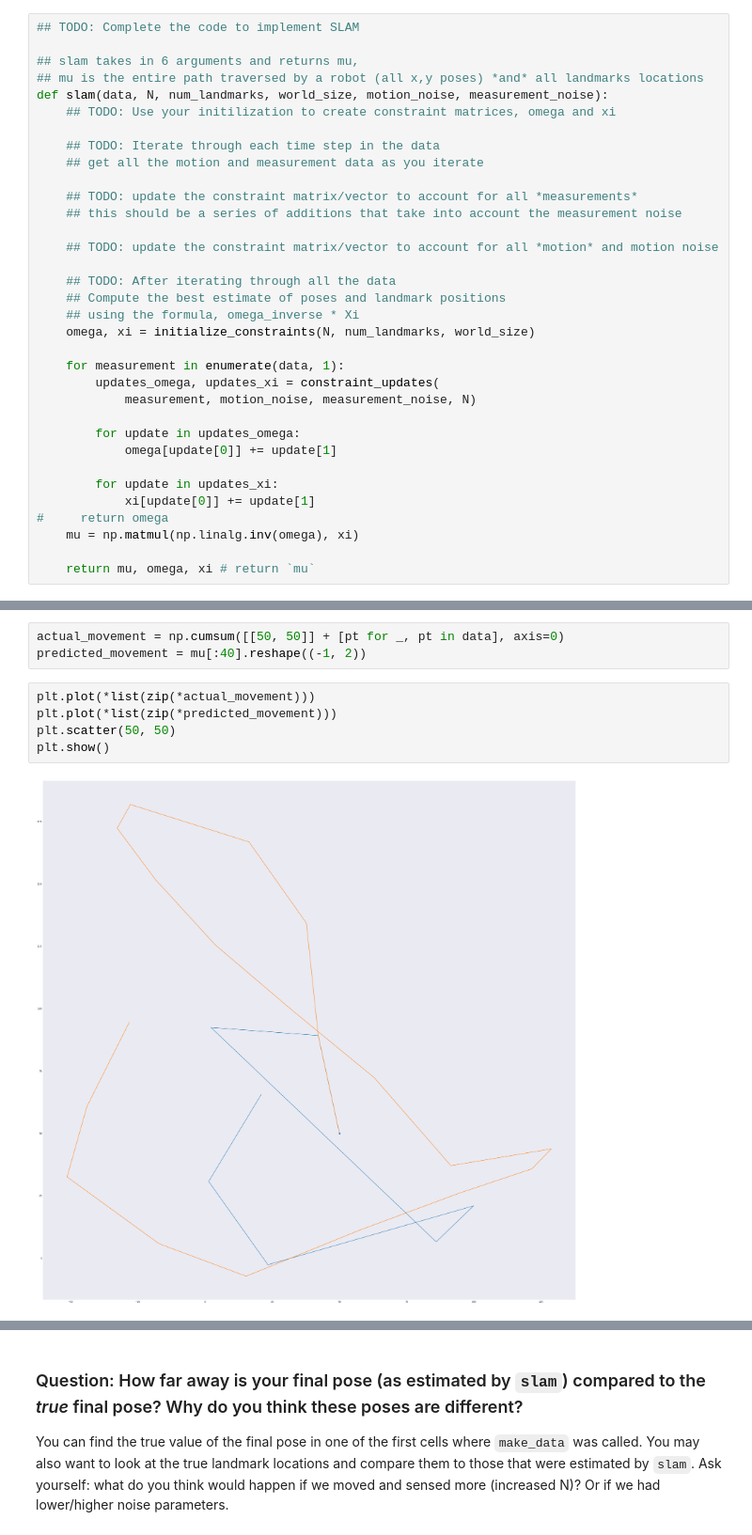
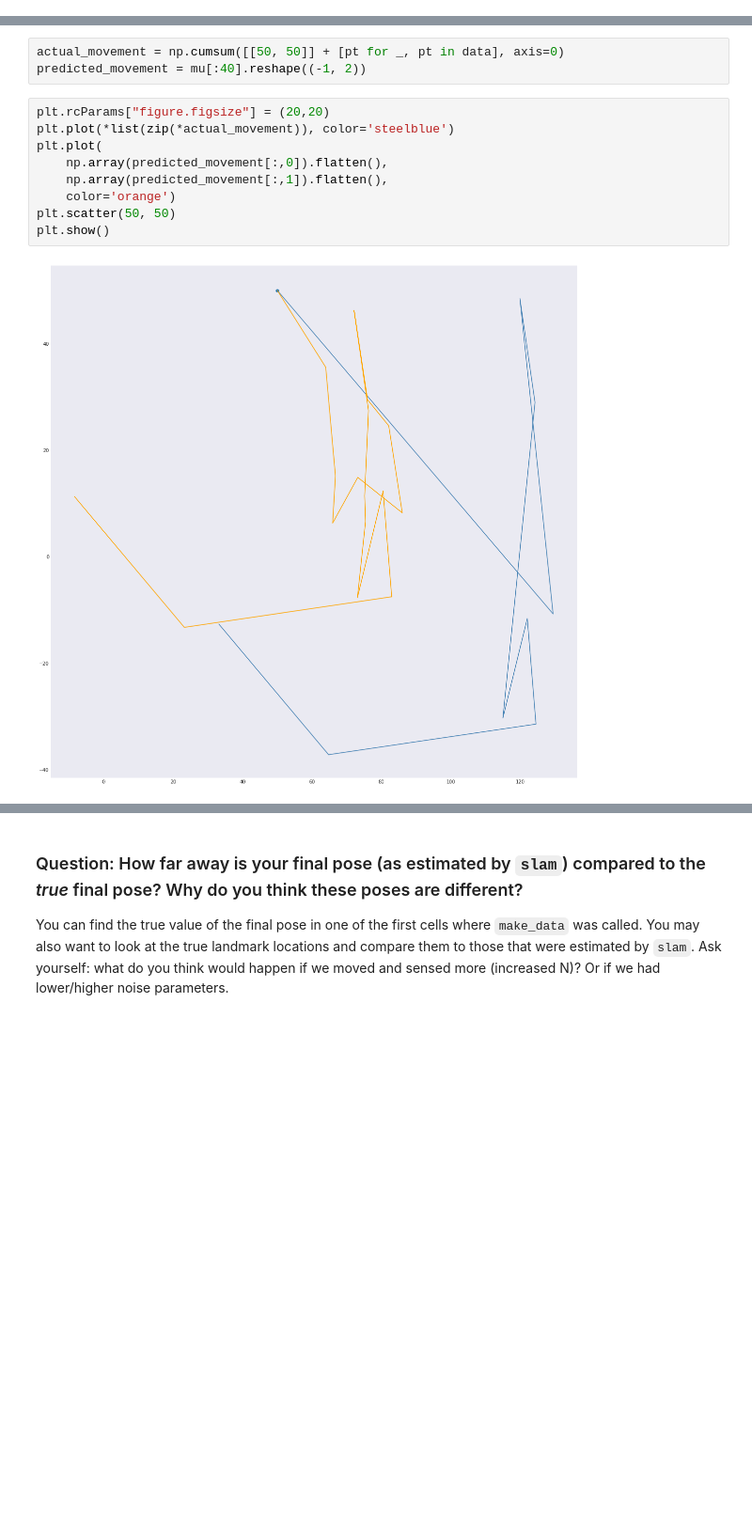
Before and after one commit to koulakis/computer-vision, a Jupyter notebook: slam/workspace/3. Landmark Detection and Tracking.ipynb, the cells around one changed output, grey strips where cells are left out. Shown at 94% size. Drawn from its saved outputs; the diff is of its cells as text; blank space fills up the shorter version.

Commit message:
fix, refactor: Refactors the constraint update function and fixes the slam calculation

```diff
--- a/slam/workspace/3. Landmark Detection and Tracking.ipynb
+++ b/slam/workspace/3. Landmark Detection and Tracking.ipynb
@@ -269,34 +217,0 @@ def constraint_updates(measurement, motion_noise, measurement_noise, N):
-# %%
-## TODO: Complete the code to implement SLAM
-
-## slam takes in 6 arguments and returns mu,
-## mu is the entire path traversed by a robot (all x,y poses) *and* all landmarks locations
-def slam(data, N, num_landmarks, world_size, motion_noise, measurement_noise):
-    ## TODO: Use your initilization to create constraint matrices, omega and xi
-
-    ## TODO: Iterate through each time step in the data
-    ## get all the motion and measurement data as you iterate
-
-    ## TODO: update the constraint matrix/vector to account for all *measurements*
-    ## this should be a series of additions that take into account the measurement noise
-
-    ## TODO: update the constraint matrix/vector to account for all *motion* and motion noise
-
-    ## TODO: After iterating through all the data
-    ## Compute the best estimate of poses and landmark positions
-    ## using the formula, omega_inverse * Xi
-    omega, xi = initialize_constraints(N, num_landmarks, world_size)
-
-    for measurement in enumerate(data, 1):
-        updates_omega, updates_xi = constraint_updates(
-            measurement, motion_noise, measurement_noise, N)
-
-        for update in updates_omega:
-            omega[update[0]] += update[1]
-
-        for update in updates_xi:
-            xi[update[0]] += update[1]
-#     return omega
-    mu = np.matmul(np.linalg.inv(omega), xi)
-
-    return mu, omega, xi # return `mu`
@@ -398,12 +366,16 @@ Finally, using the `display_world` code from the `helpers.py` file (which was al
 actual_movement = np.cumsum([[50, 50]] + [pt for _, pt in data], axis=0)
 predicted_movement = mu[:40].reshape((-1, 2))
 # %%
-plt.plot(*list(zip(*actual_movement)))
-plt.plot(*list(zip(*predicted_movement)))
+plt.rcParams["figure.figsize"] = (20,20)
+plt.plot(*list(zip(*actual_movement)), color='steelblue')
+plt.plot(
+    np.array(predicted_movement[:,0]).flatten(),
+    np.array(predicted_movement[:,1]).flatten(),
+    color='orange')
 plt.scatter(50, 50)
 plt.show()
 # %% [output]
-[figure, old version]
+[figure, new version]
 # %%
 # import the helper function
 from helpers import display_world
```
Also changed, not shown: parts of 15 cells of this notebook.
